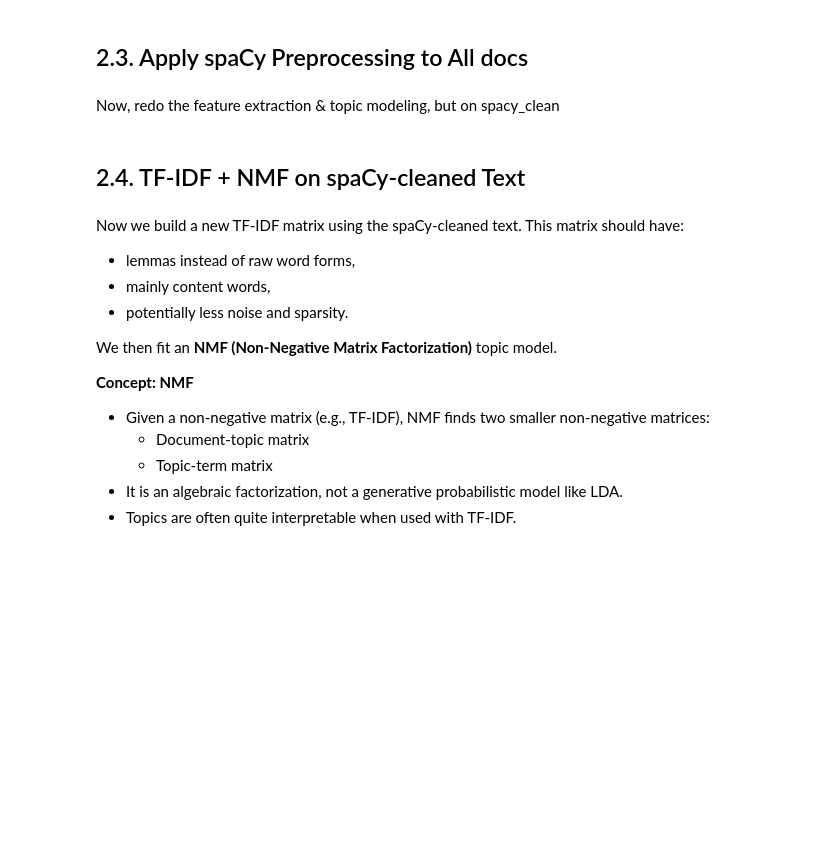
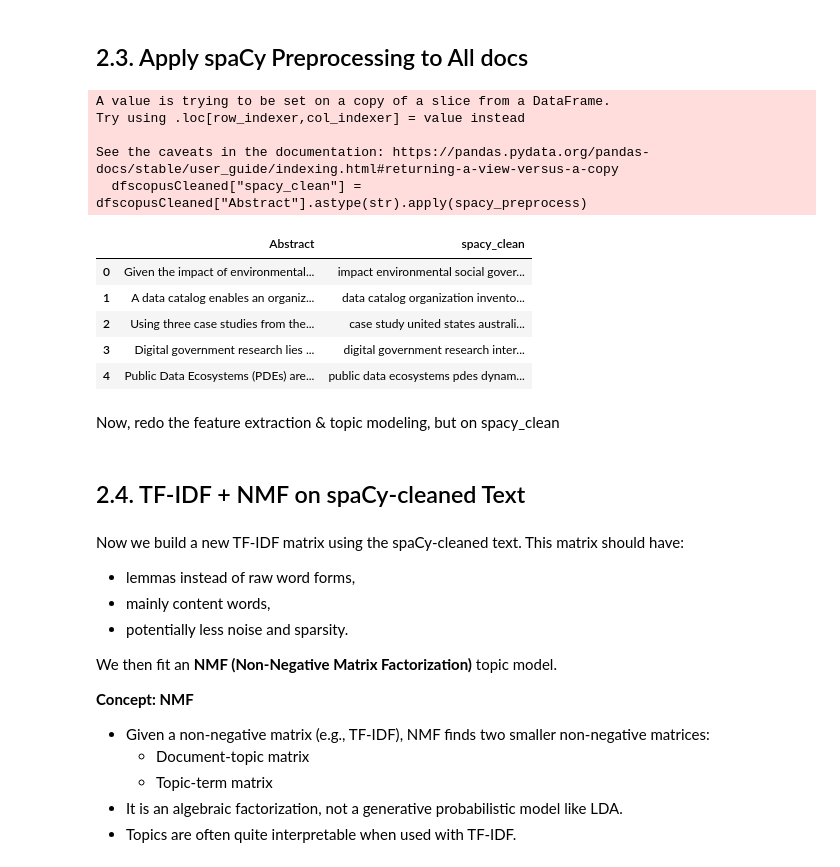
Before and after one commit to paulorlb/projICD, a Jupyter notebook: notebooks/ICD2526_N03_TextMining_PreProc_and_Modelling.ipynb, the cells around one changed output. Cells and saved outputs as stored; diff of their text form; code cells hidden in the pictures; blank space fills up the shorter version.

```diff
--- a/notebooks/ICD2526_N03_TextMining_PreProc_and_Modelling.ipynb
+++ b/notebooks/ICD2526_N03_TextMining_PreProc_and_Modelling.ipynb
@@ -447,9 +513,21 @@ print(spacy_preprocess(df["abstract"].iloc[0])[:300])
 ## 2.3. Apply spaCy Preprocessing to All docs
 # %%
 # This can take some time on large corpora
-df["spacy_clean"] = df["abstract"].astype(str).apply(spacy_preprocess)
+dfscopusCleaned["spacy_clean"] = dfscopusCleaned["Abstract"].astype(str).apply(spacy_preprocess)
 
-df[["abstract", "spacy_clean"]].head()
+dfscopusCleaned[["Abstract", "spacy_clean"]].head()
+# %% [output]
+A value is trying to be set on a copy of a slice from a DataFrame.
+Try using .loc[row_indexer,col_indexer] = value instead
+
+See the caveats in the documentation: https://pandas.pydata.org/pandas-docs/stable/user_guide/indexing.html#returning-a-view-versus-a-copy
+  dfscopusCleaned["spacy_clean"] = dfscopusCleaned["Abstract"].astype(str).apply(spacy_preprocess)
+|  | Abstract | spacy_clean |
+| 0 | Given the impact of environmental... | impact environmental social gover... |
+| 1 | A data catalog enables an organiz... | data catalog organization invento... |
+| 2 | Using three case studies from the... | case study united states australi... |
+| 3 | Digital government research lies ... | digital government research inter... |
+| 4 | Public Data Ecosystems (PDEs) are... | public data ecosystems pdes dynam... |
 # %% [markdown]
 Now, redo the feature extraction & topic modeling, but on spacy_clean
 # %% [markdown]
```
Also changed, not shown: parts of 23 cells of this notebook.
